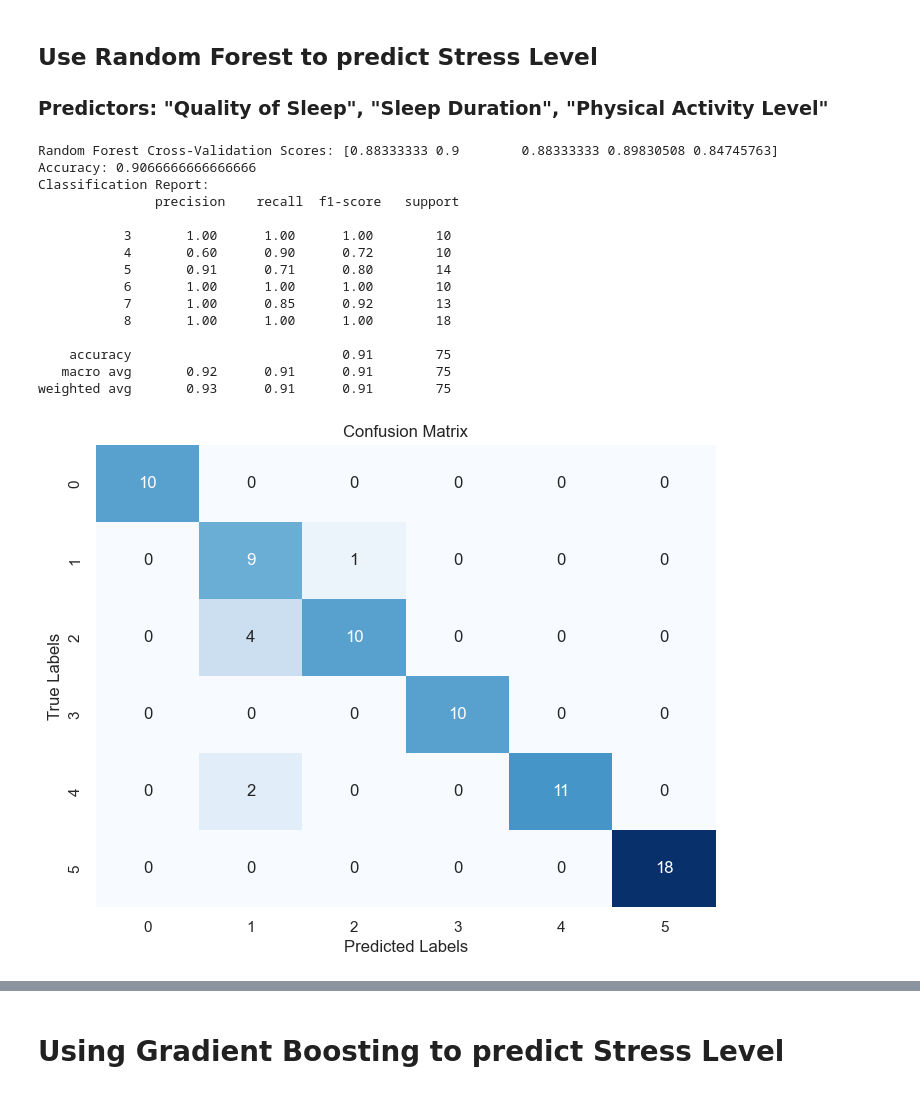
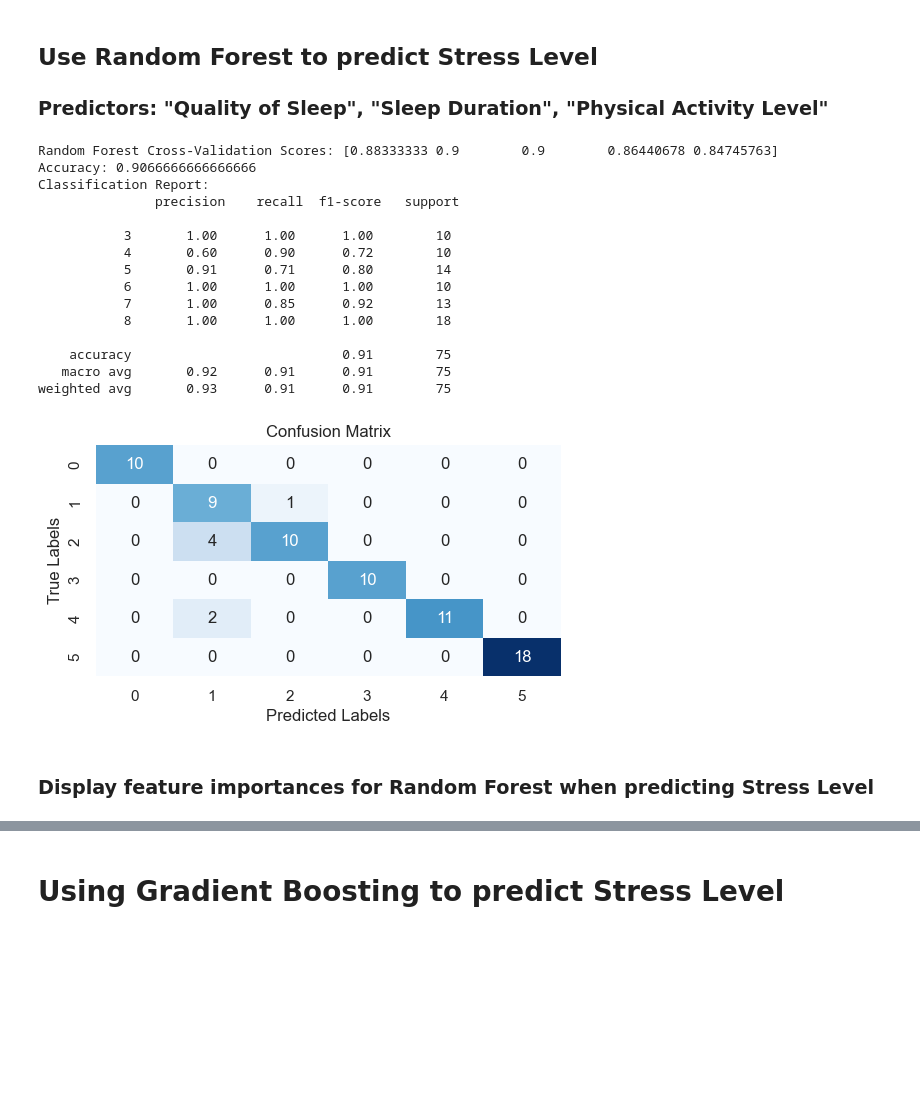
Before and after one commit to GrassjellyMoab/SC1015_MiniProject, a Jupyter notebook: SleepDisorderPred.ipynb, the cells around one changed output, grey strips where cells are left out. Cells and saved outputs as stored; diff of their text form; code cells hidden in the pictures; blank space fills up the shorter version.

```diff
--- a/SleepDisorderPred.ipynb
+++ b/SleepDisorderPred.ipynb
@@ -242,13 +257,11 @@ def getRocCurve(y_test, y_pred):
 ## Function to display confusion matrix
 # %%
 from sklearn.metrics import confusion_matrix
-
-
 def displayConfusionMatrix(y_test, y_pred):
     conf_matrix = confusion_matrix(y_test, y_pred)
 
     # Plotting the confusion matrix
-    plt.figure(figsize=(8, 6))
+    plt.figure(figsize=(6, 3))
     sb.heatmap(conf_matrix, annot=True, fmt='d', cmap='Blues', cbar=False)
     plt.title('Confusion Matrix')
     plt.xlabel('Predicted Labels')
@@ -279,9 +292,8 @@ def logisticRegression(X_train, X_test, y_train):
 # %%
 from sklearn.metrics import accuracy_score, precision_score, recall_score, f1_score
 
-predictors = ["Quality of Sleep", "Sleep Duration", "BMI Category"]
 
-y_pred = logisticRegression(X_train[predictors], X_test[predictors], y_train)
+y_pred = logisticRegression(X_train, X_test, y_train)
 
 # Calculating metrics
 accuracy = accuracy_score(y_test, y_pred)
@@ -323,6 +335,9 @@ def random_forest_train_evaluate(X_train_scaled, X_test_scaled, y_train, y_test)
 
     # Train the model
     random_forest.fit(X_train_scaled, y_train)
+
+    # Get feature importances
+    feature_importances = random_forest.feature_importances_
 
     # Evaluate the model that used all features using cross-validation
     random_forest_scores = cross_val_score(random_forest, X_train_scaled, y_train, cv=5)
@@ -340,4 +355,4 @@ def random_forest_train_evaluate(X_train_scaled, X_test_scaled, y_train, y_test)
     print("Accuracy:", accuracy)
     print("Classification Report:\n", report)
 
-    return y_pred
+    return y_pred, feature_importances
@@ -426,8 +515,7 @@ getRocCurve(y_test, y_pred)
 ## Split the data into test and training sets
 # %%
 # Combine variables into a single DataFrame
-X = pd.concat([sleepDuration, sleepQuality, physicalActivity, sleepDisorder, bmiCategory,
-               bloodPressure, heartRate, dailySteps], axis=1)
+X = pd.concat([sleepDuration, sleepQuality, physicalActivity], axis=1)
 
 y = stressLevel.values.ravel()  # Flatten sleepDisorder into a 1D array
 
@@ -471,31 +557,29 @@ F1 Score: 0.71
 ## Use Random Forest to predict Stress Level
 ### Predictors: "Quality of Sleep", "Sleep Duration", "Physical Activity Level"
 # %%
-# Filter X_train and X_test
-X_train_selected = X_train[["Quality of Sleep", "Sleep Duration", "Physical Activity Level"]]
-X_test_selected = X_test[["Quality of Sleep", "Sleep Duration", "Physical Activity Level"]]
-
 # # Scale the data
-X_train_selected_scaled = scaler.fit_transform(X_train_selected)
-X_test_selected_scaled = scaler.transform(X_test_selected)
+X_train_selected_scaled = scaler.fit_transform(X_train)
+X_test_selected_scaled = scaler.transform(X_test)
 
 # Put data into function
-y_pred  = random_forest_train_evaluate(X_train_selected_scaled, X_test_selected_scaled, y_train, y_test)
+y_pred, feature_importances = random_forest_train_evaluate(X_train_selected_scaled, X_test_selected_scaled, y_train, y_test)
 displayConfusionMatrix(y_test, y_pred)
 # %% [output]
-Random Forest Cross-Validation Scores: [0.88333333 0.9        0.88333333 0.89830508 0.84745763]
+Random Forest Cross-Validation Scores: [0.88333333 0.9        0.9        0.86440678 0.84745763]
 Accuracy: 0.9066666666666666
 Classification Report:
                precision    recall  f1-score   support
 
            3       1.00      1.00      1.00        10
            4       0.60      0.90      0.72        10
            5       0.91      0.71      0.80        14
            6       1.00      1.00      1.00        10
            7       1.00      0.85      0.92        13
            8       1.00      1.00      1.00        18
 
     accuracy                           0.91        75
    macro avg       0.92      0.91      0.91        75
 weighted avg       0.93      0.91      0.91        75
-[figure, old version]
+[figure, new version]
+# %% [markdown]
+### Display feature importances for Random Forest when predicting Stress Level
```
Also changed, not shown: parts of 20 cells of this notebook, 1 other file.
